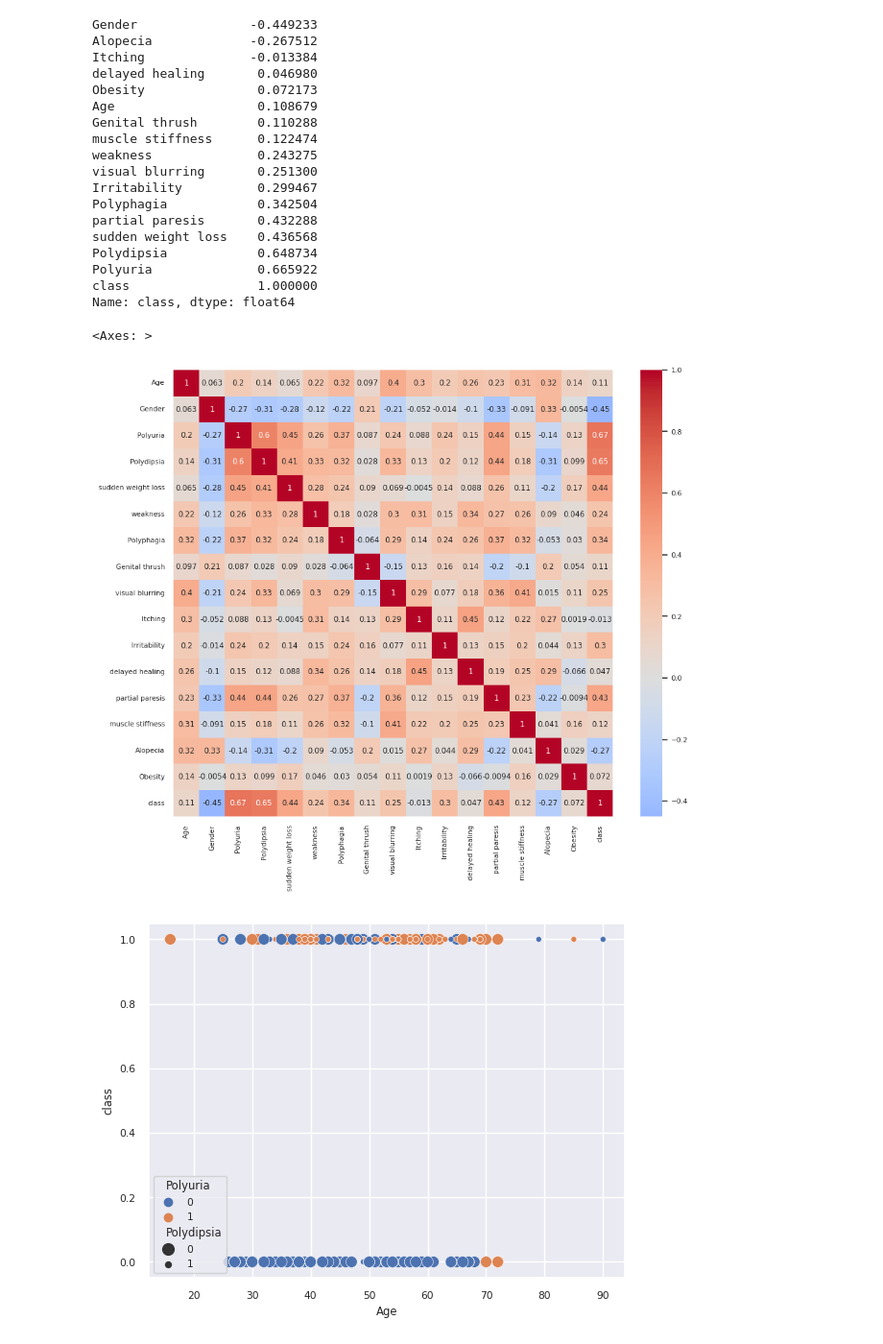
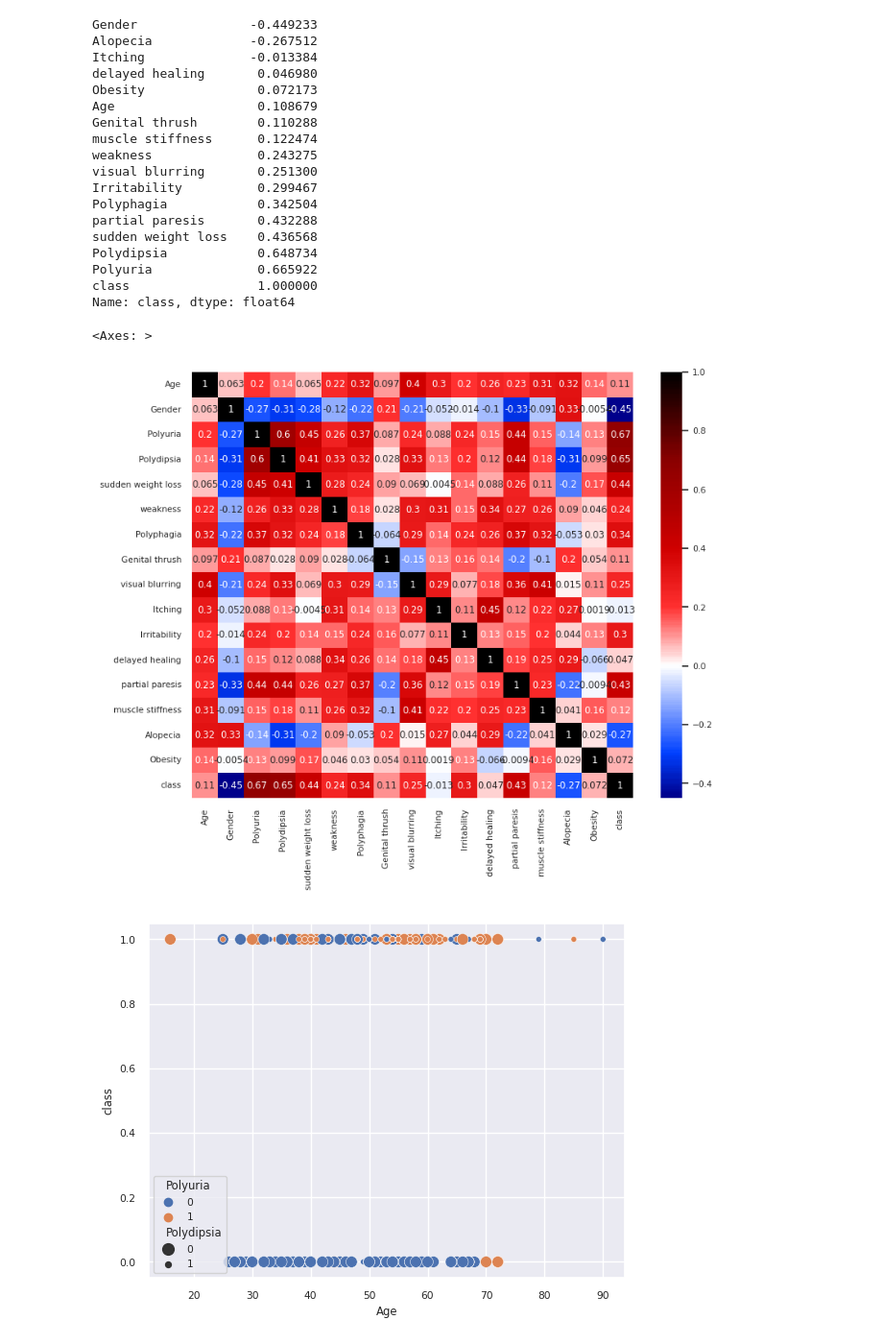
Before and after one commit to azzimihr/ml-lab, a Jupyter notebook: diabetes.ipynb, the cells around one changed output. Shown at 96% size. Drawn from its saved outputs; the diff is of its cells as text; code cells hidden in the pictures.

```diff
--- a/diabetes.ipynb
+++ b/diabetes.ipynb
@@ -28,36 +28,36 @@ colors = [[norm(-1), "darkblue"],
           [norm(-0.3), "#0040FF"],
           [norm(0), "white"],
           [norm(0.2), "#ff3030"],
           [norm(0.4), "#d00000"],
           [norm( 0.7), "darkred"],
           [norm( 1.0), "black"]]
 
 cmap = matplotlib.colors.LinearSegmentedColormap.from_list("", colors)
 sns.set(font_scale=0.7)
 print(df.corr().iloc[-1].sort_values(ascending=True))
-fig, ax = plt.subplots(figsize=(11,9))
-sns.heatmap(df.corr(),center=0,cmap="coolwarm",annot=True,ax=ax)
+fig, ax = plt.subplots(figsize=(9,7))
+sns.heatmap(df.corr(),center=0,cmap=cmap,annot=True,ax=ax)
 # %% [output]
 Gender               -0.449233
 Alopecia             -0.267512
 Itching              -0.013384
 delayed healing       0.046980
 Obesity               0.072173
 Age                   0.108679
 Genital thrush        0.110288
 muscle stiffness      0.122474
 weakness              0.243275
 visual blurring       0.251300
 Irritability          0.299467
 Polyphagia            0.342504
 partial paresis       0.432288
 sudden weight loss    0.436568
 Polydipsia            0.648734
 Polyuria              0.665922
 class                 1.000000
 Name: class, dtype: float64
 <Axes: >
-[figure, old version]
+[figure, new version]
 # %%
 g=sns.scatterplot(df, x='Age', y='class',size="Polydipsia",hue="Polyuria")
 sns.lmplot(df, x='Age', y='Polyuria',logistic=True,scatter_kws={"s": 5})
```
